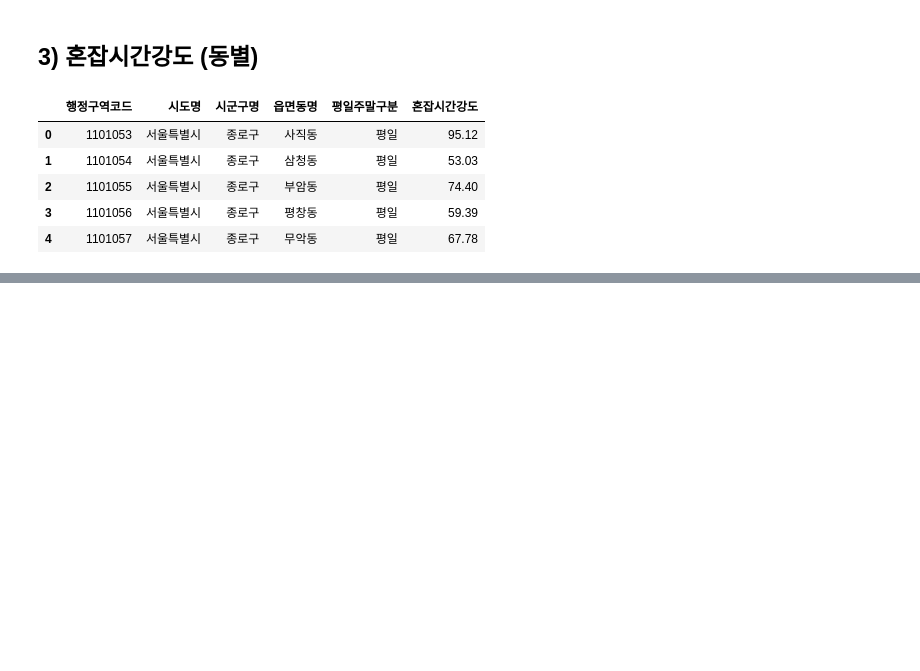
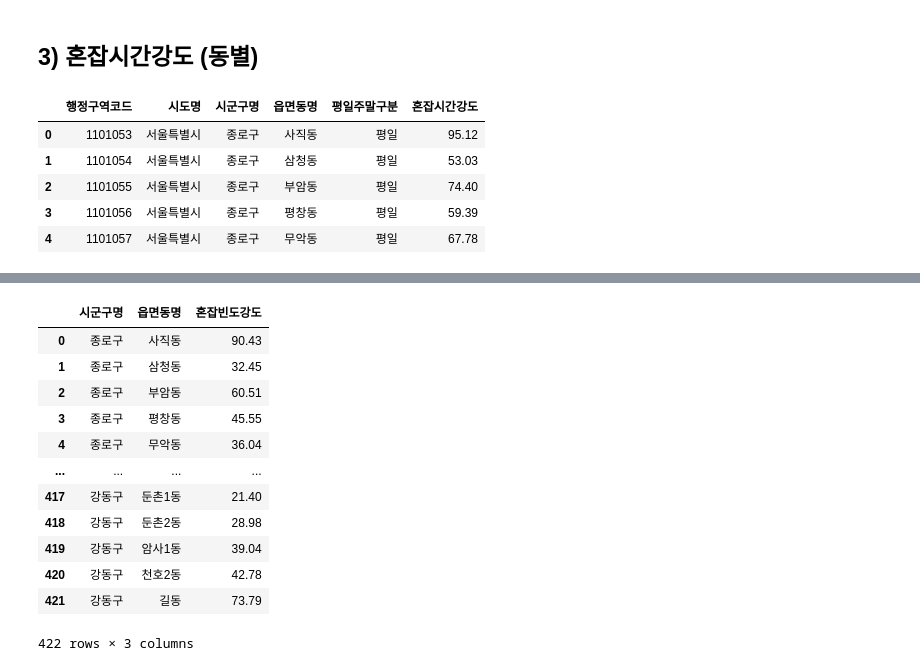
Before and after one commit to suhyun-jeong/Data_Project, a Jupyter notebook: 4. 도로.ipynb, the cells around one changed output, grey strips where cells are left out. Saved outputs shown, nothing was run; the diff lists cells and outputs as text; code cells hidden in the pictures; blank space fills up the shorter version.

```diff
--- a/4. 도로.ipynb
+++ b/4. 도로.ipynb
@@ -185,0 +193,4 @@ traffic_jam_dong.to_csv("data/traffic_time_dong.csv", encoding="utf-8")
+# %%
+# 구 평균 구하기
+traffic_jam_gu = pd.read_csv("data/2022 서울_혼잡빈도강도_읍면동.csv")
+traffic_jam_gu.head()
@@ -185,0 +204,20 @@ traffic_jam_dong.to_csv("data/traffic_time_dong.csv", encoding="utf-8")
+# %%
+traffic_jam_gu = traffic_jam_gu[traffic_jam_gu["시도명"] == "서울특별시"]
+# %%
+traffic_jam_gu.drop(["행정구역코드", "시도명", "평일주말구분"],axis = 1, inplace=True)
+# %%
+traffic_jam_gu
+# %% [output]
+|  | 시군구명 | 읍면동명 | 혼잡빈도강도 |
+| 0 | 종로구 | 사직동 | 90.43 |
+| 1 | 종로구 | 삼청동 | 32.45 |
+| 2 | 종로구 | 부암동 | 60.51 |
+| 3 | 종로구 | 평창동 | 45.55 |
+| 4 | 종로구 | 무악동 | 36.04 |
+| ... | ... | ... | ... |
+| 417 | 강동구 | 둔촌1동 | 21.40 |
+| 418 | 강동구 | 둔촌2동 | 28.98 |
+| 419 | 강동구 | 암사1동 | 39.04 |
+| 420 | 강동구 | 천호2동 | 42.78 |
+| 421 | 강동구 | 길동 | 73.79 |
+422 rows × 3 columns
```
Also changed, not shown: parts of 20 cells of this notebook, 5 other files.
